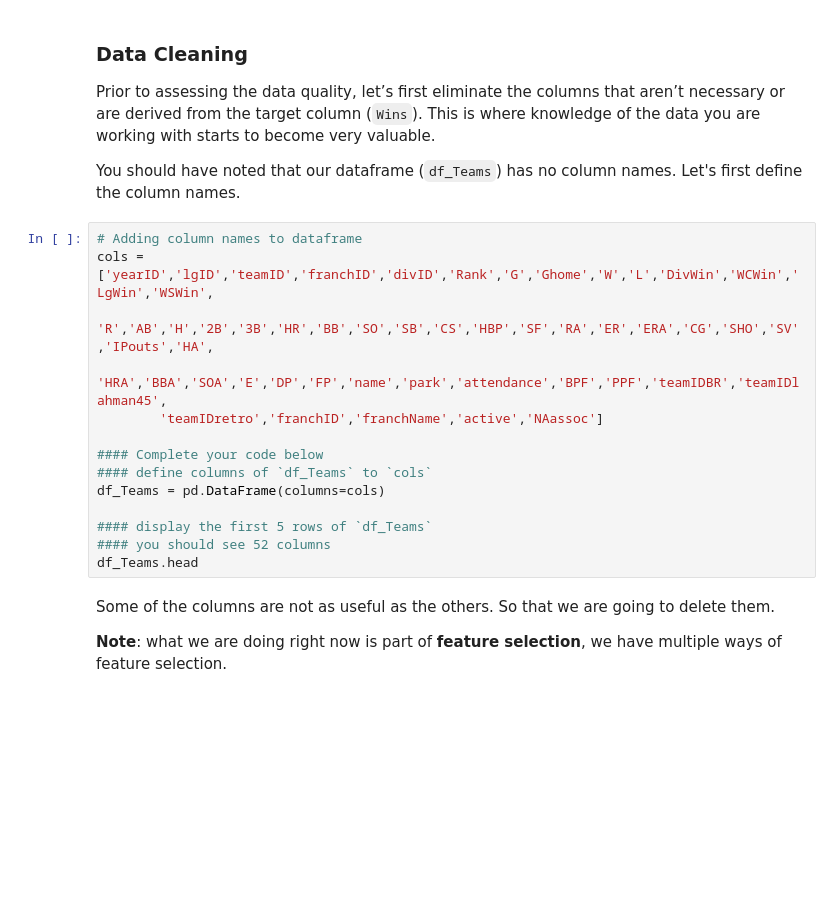
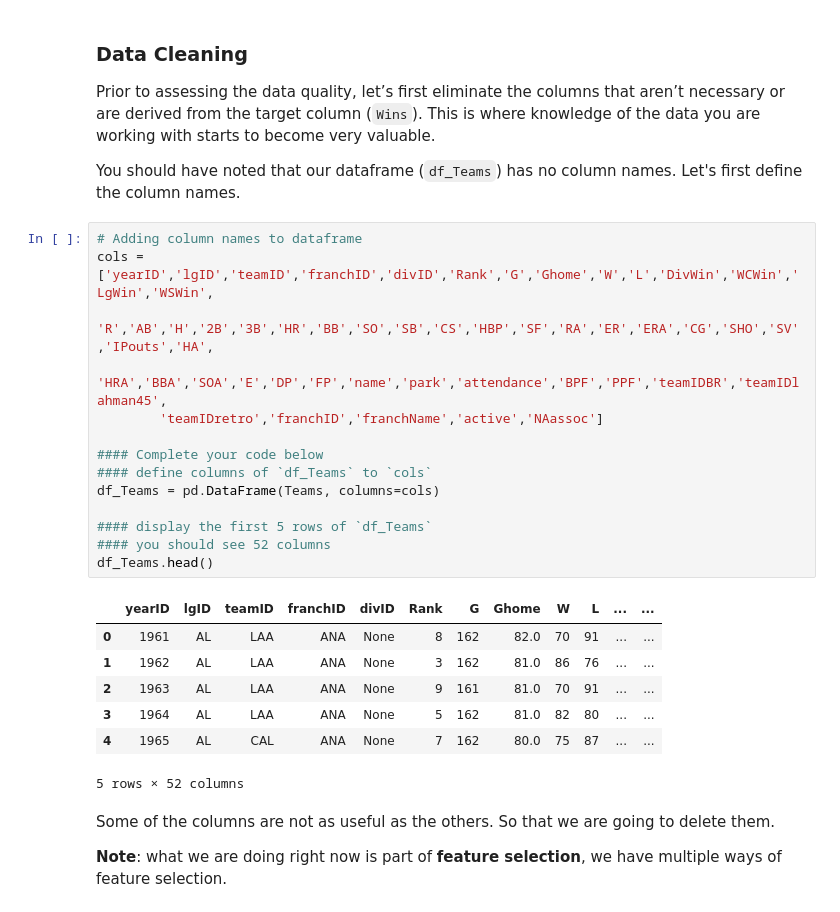
Before and after one commit to BA545-SP2019/ba545-week1-Kerry-Clarke, a Jupyter notebook: Copy_Mini_project_1_baseball_analytics_pt1.ipynb, the cells around one changed output. Cells and saved outputs as stored; diff of their text form; blank space fills up the shorter version.

```diff
--- a/Copy_Mini_project_1_baseball_analytics_pt1.ipynb
+++ b/Copy_Mini_project_1_baseball_analytics_pt1.ipynb
@@ -50,17 +61,25 @@ You should have noted that our dataframe (`df_Teams`) has no column names. Let's
 # %%
 # Adding column names to dataframe
 cols = ['yearID','lgID','teamID','franchID','divID','Rank','G','Ghome','W','L','DivWin','WCWin','LgWin','WSWin',
         'R','AB','H','2B','3B','HR','BB','SO','SB','CS','HBP','SF','RA','ER','ERA','CG','SHO','SV','IPouts','HA',
         'HRA','BBA','SOA','E','DP','FP','name','park','attendance','BPF','PPF','teamIDBR','teamIDlahman45',
         'teamIDretro','franchID','franchName','active','NAassoc']
 
 #### Complete your code below
 #### define columns of `df_Teams` to `cols`
-df_Teams = pd.DataFrame(columns=cols)
+df_Teams = pd.DataFrame(Teams, columns=cols)
 
 #### display the first 5 rows of `df_Teams`
 #### you should see 52 columns
-df_Teams.head
+df_Teams.head()
+# %% [output]
+|  | yearID | lgID | teamID | franchID | divID | Rank | G | Ghome | W | L | ... | ... |
+| 0 | 1961 | AL | LAA | ANA | None | 8 | 162 | 82.0 | 70 | 91 | ... | ... |
+| 1 | 1962 | AL | LAA | ANA | None | 3 | 162 | 81.0 | 86 | 76 | ... | ... |
+| 2 | 1963 | AL | LAA | ANA | None | 9 | 161 | 81.0 | 70 | 91 | ... | ... |
+| 3 | 1964 | AL | LAA | ANA | None | 5 | 162 | 81.0 | 82 | 80 | ... | ... |
+| 4 | 1965 | AL | CAL | ANA | None | 7 | 162 | 80.0 | 75 | 87 | ... | ... |
+5 rows × 52 columns
 # %% [markdown]
 Some of the columns are not as useful as the others. So that we are going to delete them.
 
```
Also changed, not shown: parts of 10 cells of this notebook, 1 other file.
